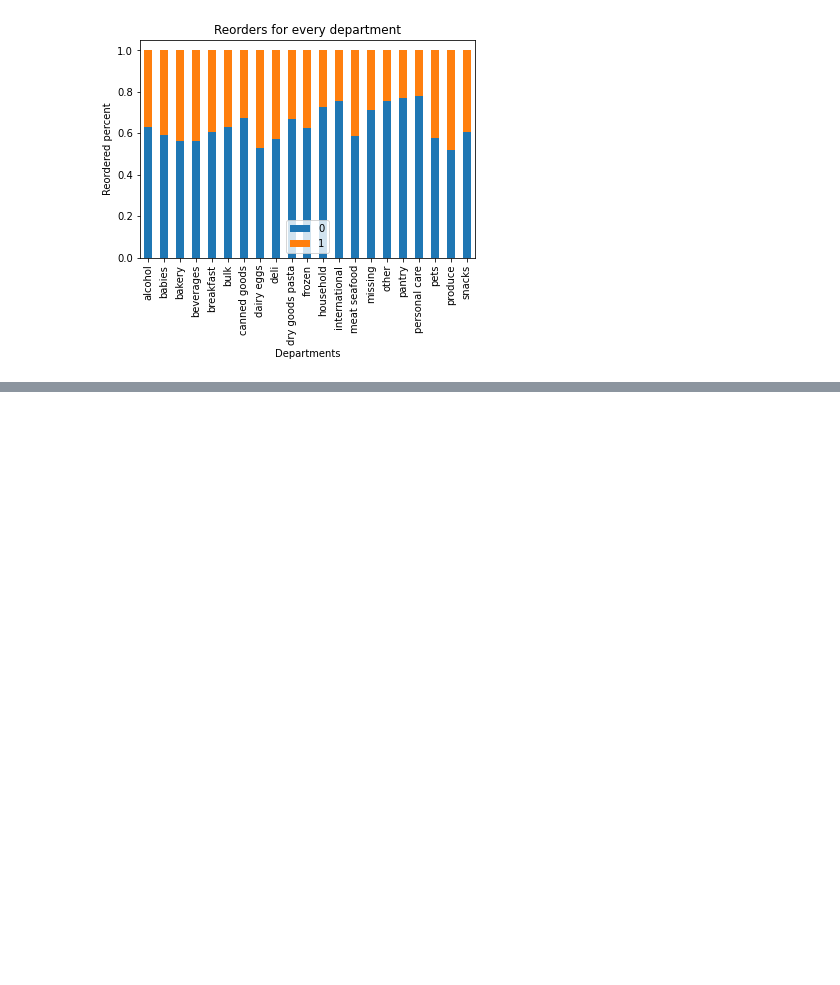
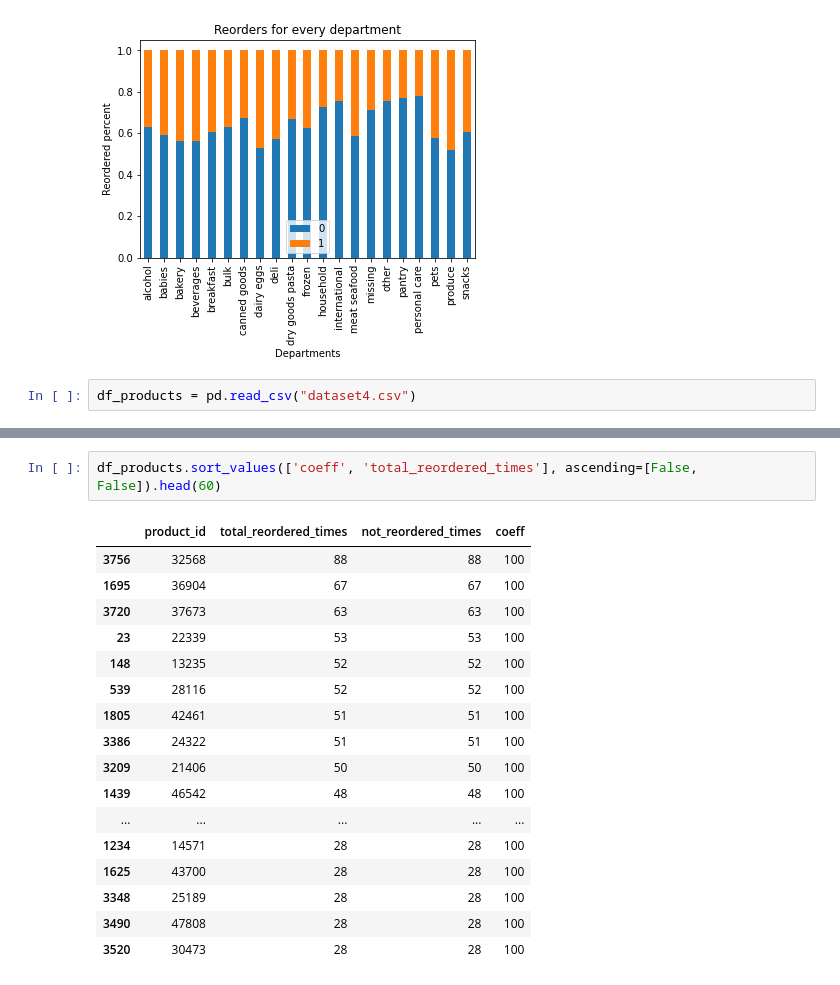
Before and after one commit to vsvyrydenko/project_ur, a Jupyter notebook: main2.ipynb, the cells around one changed output, grey strips where cells are left out. Drawn from its saved outputs; the diff is of its cells as text; blank space fills up the shorter version.

```diff
--- a/main2.ipynb
+++ b/main2.ipynb
@@ -111,3 +111,5 @@ plt.legend(loc='lower center')
 # %% [output]
 <matplotlib.legend.Legend at 0x...>
 [figure]
+# %%
+df_products = pd.read_csv("dataset4.csv")
@@ -113,0 +125,20 @@ plt.legend(loc='lower center')
+# %%
+df_products.sort_values(['coeff', 'total_reordered_times'], ascending=[False, False]).head(60)
+# %% [output]
+|  | product_id | total_reordered_times | not_reordered_times | coeff |
+| 3756 | 32568 | 88 | 88 | 100 |
+| 1695 | 36904 | 67 | 67 | 100 |
+| 3720 | 37673 | 63 | 63 | 100 |
+| 23 | 22339 | 53 | 53 | 100 |
+| 148 | 13235 | 52 | 52 | 100 |
+| 539 | 28116 | 52 | 52 | 100 |
+| 1805 | 42461 | 51 | 51 | 100 |
+| 3386 | 24322 | 51 | 51 | 100 |
+| 3209 | 21406 | 50 | 50 | 100 |
+| 1439 | 46542 | 48 | 48 | 100 |
+| ... | ... | ... | ... | ... |
+| 1234 | 14571 | 28 | 28 | 100 |
+| 1625 | 43700 | 28 | 28 | 100 |
+| 3348 | 25189 | 28 | 28 | 100 |
+| 3490 | 47808 | 28 | 28 | 100 |
+| 3520 | 30473 | 28 | 28 | 100 |
```
Also changed, not shown: parts of 2 cells of this notebook, 3 other files.
